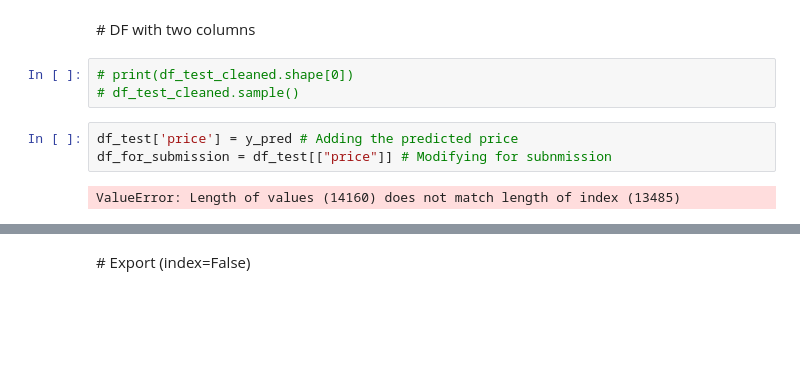
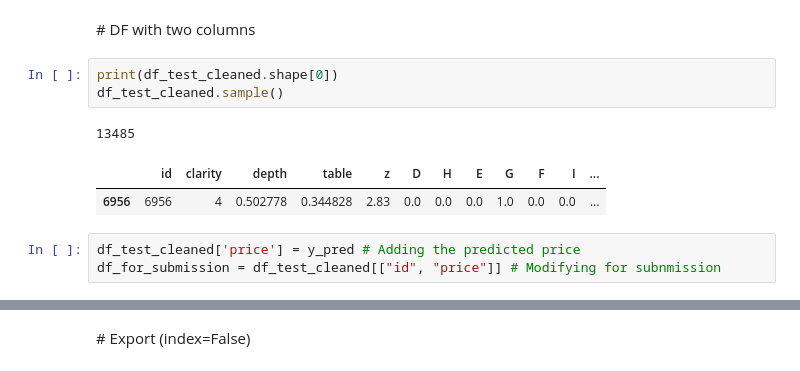
Before and after one commit to Ironhack-data-bcn-oct-2023/lab-machine-learning-pipeline, a Jupyter notebook: Guided example/Kaggle mock submission - Steps to follow.ipynb, the cells around one changed output, grey strips where cells are left out. Cells and saved outputs as stored; diff of their text form; blank space fills up the shorter version.

```diff
--- a/Guided example/Kaggle mock submission - Steps to follow.ipynb
+++ b/Guided example/Kaggle mock submission - Steps to follow.ipynb
@@ -261,13 +255,15 @@ Feature names seen at fit time, yet now missing:
 # %% [markdown]
 # DF with two columns
 # %%
-# print(df_test_cleaned.shape[0])
-# df_test_cleaned.sample()
+print(df_test_cleaned.shape[0])
+df_test_cleaned.sample()
+# %% [output]
+13485
+|  | id | clarity | depth | table | z | D | H | E | G | F | I | ... |
+| 6956 | 6956 | 4 | 0.502778 | 0.344828 | 2.83 | 0.0 | 0.0 | 0.0 | 1.0 | 0.0 | 0.0 | ... |
 # %%
-df_test['price'] = y_pred # Adding the predicted price
-df_for_submission = df_test[["price"]] # Modifying for subnmission
+df_test_cleaned['price'] = y_pred # Adding the predicted price
+df_for_submission = df_test_cleaned[["id", "price"]] # Modifying for subnmission
-# %% [output]
-ValueError: Length of values (14160) does not match length of index (13485)
 # %%
 print(df_for_submission.shape[0])
 df_for_submission.sample()
```
Also changed, not shown: parts of 22 cells of this notebook.
